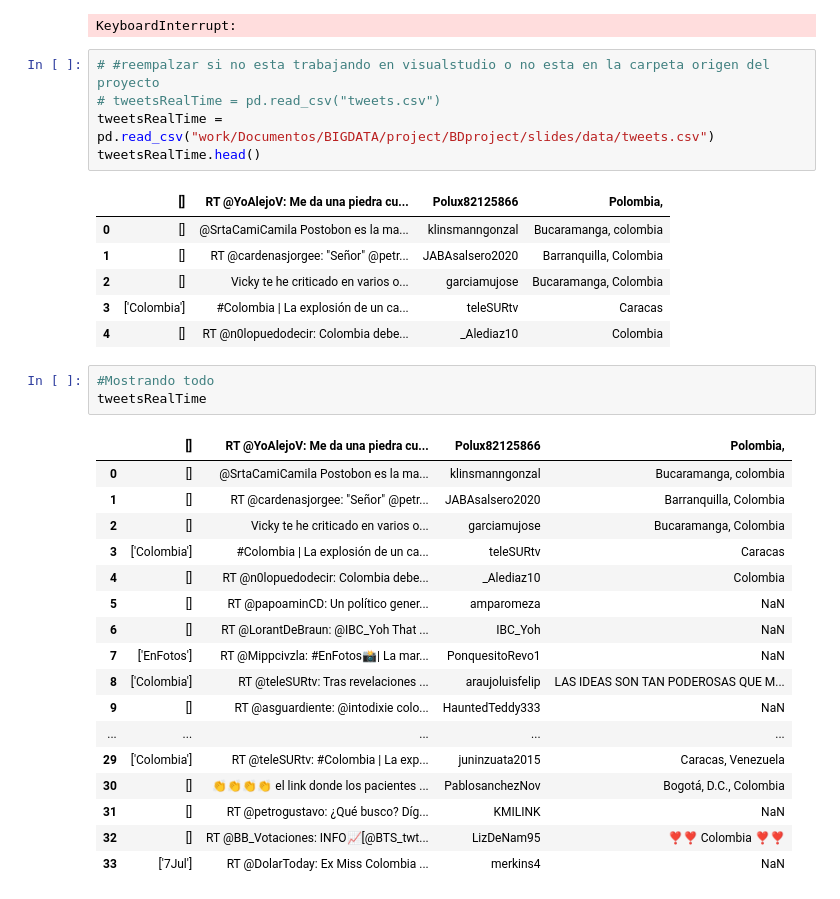
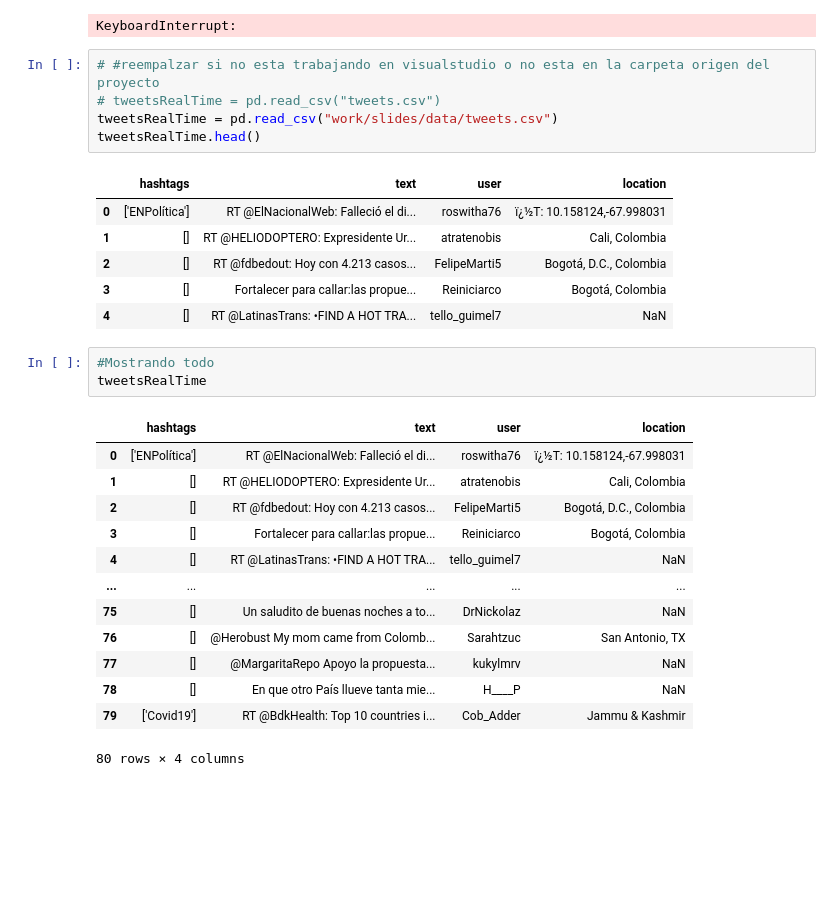
Before and after one commit to villate13/BDproject, a Jupyter notebook: slides/tweetAnalysis.ipynb, the cells around one changed output. Saved outputs shown, nothing was run; the diff lists cells and outputs as text; blank space fills up the shorter version.

```diff
--- a/slides/tweetAnalysis.ipynb
+++ b/slides/tweetAnalysis.ipynb
@@ -134,33 +120,29 @@ KeyboardInterrupt:
 # %%
 # #reempalzar si no esta trabajando en visualstudio o no esta en la carpeta origen del proyecto
 # tweetsRealTime = pd.read_csv("tweets.csv")
-tweetsRealTime = pd.read_csv("work/Documentos/BIGDATA/project/BDproject/slides/data/tweets.csv")
+tweetsRealTime = pd.read_csv("work/slides/data/tweets.csv")
 tweetsRealTime.head()
 # %% [output]
-|  | [] | RT @YoAlejoV: Me da una piedra cu... | Polux82125866 | Polombia, |
-| 0 | [] | @SrtaCamiCamila Postobon es la ma... | klinsmanngonzal | Bucaramanga, colombia |
-| 1 | [] | RT @cardenasjorgee: "Señor" @petr... | JABAsalsero2020 | Barranquilla, Colombia |
-| 2 | [] | Vicky te he criticado en varios o... | garciamujose | Bucaramanga, Colombia |
-| 3 | ['Colombia'] | #Colombia | La explosión de un ca... | teleSURtv | Caracas |
-| 4 | [] | RT @n0lopuedodecir: Colombia debe... | _Alediaz10 | Colombia |
+|  | hashtags | text | user | location |
+| 0 | ['ENPolítica'] | RT @ElNacionalWeb: Falleció el di... | roswitha76 | ï¿½T: 10.158124,-67.998031 |
+| 1 | [] | RT @HELIODOPTERO: Expresidente Ur... | atratenobis | Cali, Colombia |
+| 2 | [] | RT @fdbedout: Hoy con 4.213 casos... | FelipeMarti5 | Bogotá, D.C., Colombia |
+| 3 | [] | Fortalecer para callar:las propue... | Reiniciarco | Bogotá, Colombia |
+| 4 | [] | RT @LatinasTrans: •FIND A HOT TRA... | tello_guimel7 | NaN |
 # %%
 #Mostrando todo
 tweetsRealTime
 # %% [output]
-|  | [] | RT @YoAlejoV: Me da una piedra cu... | Polux82125866 | Polombia, |
-| 0 | [] | @SrtaCamiCamila Postobon es la ma... | klinsmanngonzal | Bucaramanga, colombia |
-| 1 | [] | RT @cardenasjorgee: "Señor" @petr... | JABAsalsero2020 | Barranquilla, Colombia |
-| 2 | [] | Vicky te he criticado en varios o... | garciamujose | Bucaramanga, Colombia |
-| 3 | ['Colombia'] | #Colombia | La explosión de un ca... | teleSURtv | Caracas |
-| 4 | [] | RT @n0lopuedodecir: Colombia debe... | _Alediaz10 | Colombia |
-| 5 | [] | RT @papoaminCD: Un político gener... | amparomeza | NaN |
-| 6 | [] | RT @LorantDeBraun: @IBC_Yoh That ... | IBC_Yoh | NaN |
-| 7 | ['EnFotos'] | RT @Mippcivzla: #EnFotos📸| La mar... | PonquesitoRevo1 | NaN |
-| 8 | ['Colombia'] | RT @teleSURtv: Tras revelaciones ... | araujoluisfelip | LAS IDEAS SON TAN PODEROSAS QUE M... |
-| 9 | [] | RT @asguardiente: @intodixie colo... | HauntedTeddy333 | NaN |
+|  | hashtags | text | user | location |
+| 0 | ['ENPolítica'] | RT @ElNacionalWeb: Falleció el di... | roswitha76 | ï¿½T: 10.158124,-67.998031 |
+| 1 | [] | RT @HELIODOPTERO: Expresidente Ur... | atratenobis | Cali, Colombia |
+| 2 | [] | RT @fdbedout: Hoy con 4.213 casos... | FelipeMarti5 | Bogotá, D.C., Colombia |
+| 3 | [] | Fortalecer para callar:las propue... | Reiniciarco | Bogotá, Colombia |
+| 4 | [] | RT @LatinasTrans: •FIND A HOT TRA... | tello_guimel7 | NaN |
 | ... | ... | ... | ... | ... |
-| 29 | ['Colombia'] | RT @teleSURtv: #Colombia | La exp... | juninzuata2015 | Caracas, Venezuela |
-| 30 | [] | 👏👏👏👏 el link donde los pacientes ... | PablosanchezNov | Bogotá, D.C., Colombia |
-| 31 | [] | RT @petrogustavo: ¿Qué busco? Díg... | KMILINK | NaN |
-| 32 | [] | RT @BB_Votaciones: INFO📈[@BTS_twt... | LizDeNam95 | ❣❣ Colombia ❣❣ |
-| 33 | ['7Jul'] | RT @DolarToday: Ex Miss Colombia ... | merkins4 | NaN |
+| 75 | [] | Un saludito de buenas noches a to... | DrNickolaz | NaN |
+| 76 | [] | @Herobust My mom came from Colomb... | Sarahtzuc | San Antonio, TX |
+| 77 | [] | @MargaritaRepo Apoyo la propuesta... | kukylmrv | NaN |
+| 78 | [] | En que otro País llueve tanta mie... | H____P | NaN |
+| 79 | ['Covid19'] | RT @BdkHealth: Top 10 countries i... | Cob_Adder | Jammu & Kashmir |
+80 rows × 4 columns
```
Also changed, not shown: parts of 12 cells of this notebook, 5 other files.
